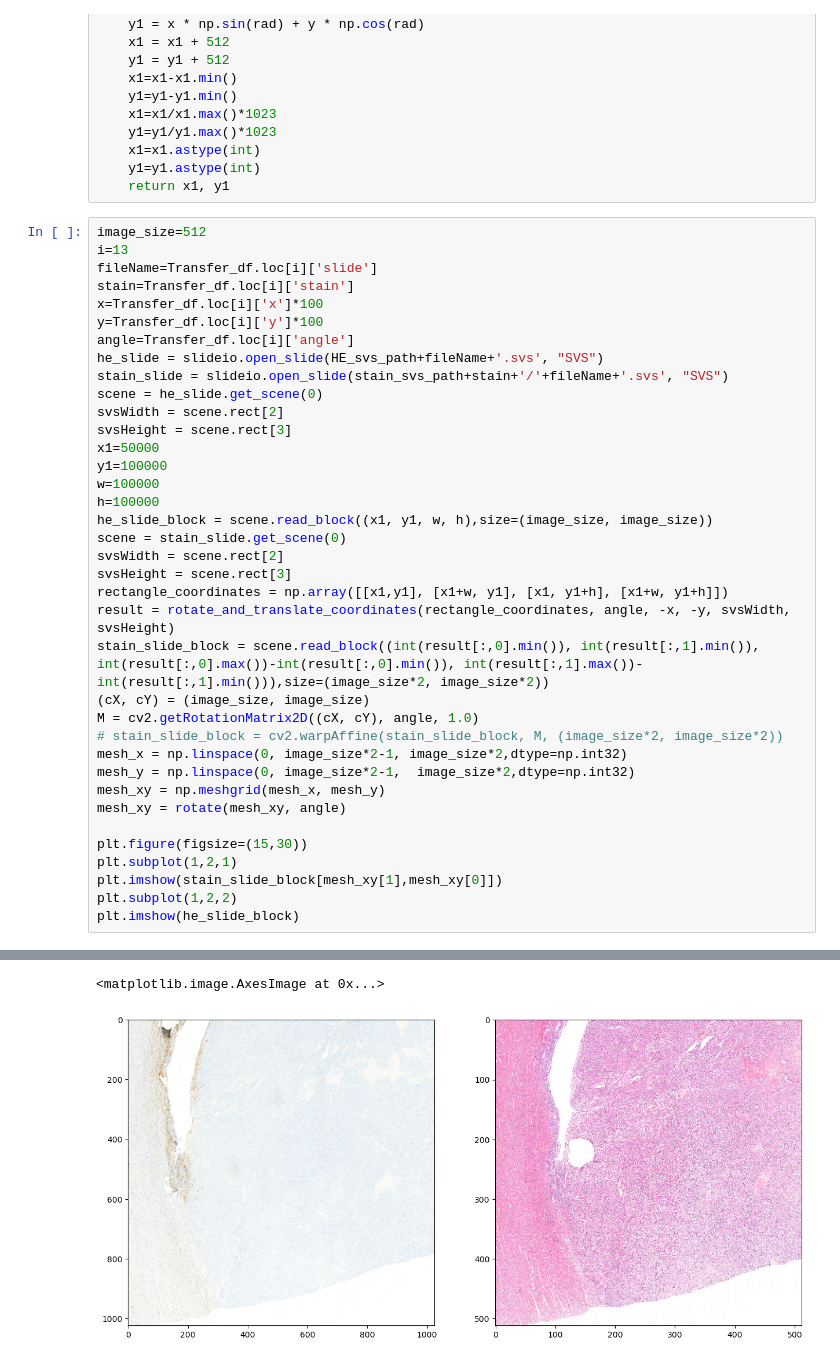
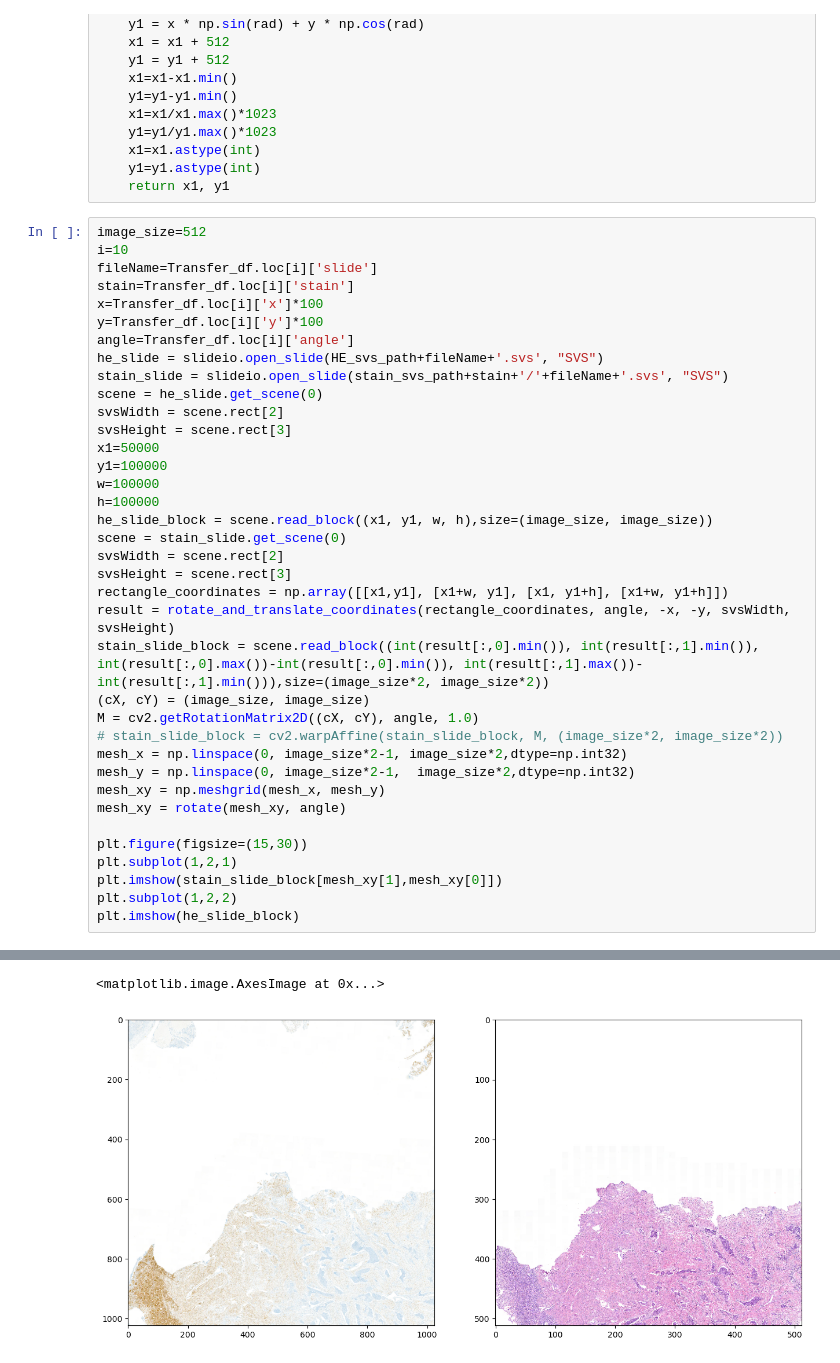
Before and after one commit to Leeyoungsup/virtual_stain, a Jupyter notebook: Transformations_patch.ipynb, the cells around one changed output, grey strips where cells are left out. Cells and saved outputs as stored; diff of their text form.

```diff
--- a/Transformations_patch.ipynb
+++ b/Transformations_patch.ipynb
@@ -51,7 +55,7 @@ def rotate(xy, angle):
     return x1, y1
 # %%
 image_size=512
-i=13
+i=10
 fileName=Transfer_df.loc[i]['slide']
 stain=Transfer_df.loc[i]['stain']
 x=Transfer_df.loc[i]['x']*100
@@ -69,31 +73,31 @@ h=100000
 he_slide_block = scene.read_block((x1, y1, w, h),size=(image_size, image_size))
 scene = stain_slide.get_scene(0)
 svsWidth = scene.rect[2]
 svsHeight = scene.rect[3]
 rectangle_coordinates = np.array([[x1,y1], [x1+w, y1], [x1, y1+h], [x1+w, y1+h]])
 result = rotate_and_translate_coordinates(rectangle_coordinates, angle, -x, -y, svsWidth, svsHeight)
 stain_slide_block = scene.read_block((int(result[:,0].min()), int(result[:,1].min()), int(result[:,0].max())-int(result[:,0].min()), int(result[:,1].max())-int(result[:,1].min())),size=(image_size*2, image_size*2))
 (cX, cY) = (image_size, image_size)
 M = cv2.getRotationMatrix2D((cX, cY), angle, 1.0)
 # stain_slide_block = cv2.warpAffine(stain_slide_block, M, (image_size*2, image_size*2))
 mesh_x = np.linspace(0, image_size*2-1, image_size*2,dtype=np.int32)
 mesh_y = np.linspace(0, image_size*2-1,  image_size*2,dtype=np.int32)
 mesh_xy = np.meshgrid(mesh_x, mesh_y)
 mesh_xy = rotate(mesh_xy, angle)
 
 plt.figure(figsize=(15,30))
 plt.subplot(1,2,1)
 plt.imshow(stain_slide_block[mesh_xy[1],mesh_xy[0]])
 plt.subplot(1,2,2)
 plt.imshow(he_slide_block)
 # %% [output]
 JPEGFixupTagsSubsamplingSec: Warning, Auto-corrected former TIFF subsampling values [2,2] to match subsampling values inside JPEG compressed data [2,1].
 JPEGFixupTagsSubsamplingSec: Warning, Auto-corrected former TIFF subsampling values [2,2] to match subsampling values inside JPEG compressed data [2,1].
 JPEGFixupTagsSubsamplingSec: Warning, Auto-corrected former TIFF subsampling values [2,2] to match subsampling values inside JPEG compressed data [2,1].
 JPEGFixupTagsSubsamplingSec: Warning, Auto-corrected former TIFF subsampling values [2,2] to match subsampling values inside JPEG compressed data [2,1].
 JPEGFixupTagsSubsamplingSec: Warning, Auto-corrected former TIFF subsampling values [2,2] to match subsampling values inside JPEG compressed data [2,1].
 JPEGFixupTagsSubsamplingSec: Warning, Auto-corrected former TIFF subsampling values [2,2] to match subsampling values inside JPEG compressed data [2,1].
 JPEGFixupTagsSubsamplingSec: Warning, Auto-corrected former TIFF subsampling values [2,2] to match subsampling values inside JPEG compressed data [2,1].
 JPEGFixupTagsSubsamplingSec: Warning, Auto-corrected former TIFF subsampling values [2,2] to match subsampling values inside JPEG compressed data [2,1].
 <matplotlib.image.AxesImage at 0x...>
-[figure, old version]
+[figure, new version]
```
Also changed, not shown: parts of 3 cells of this notebook.
